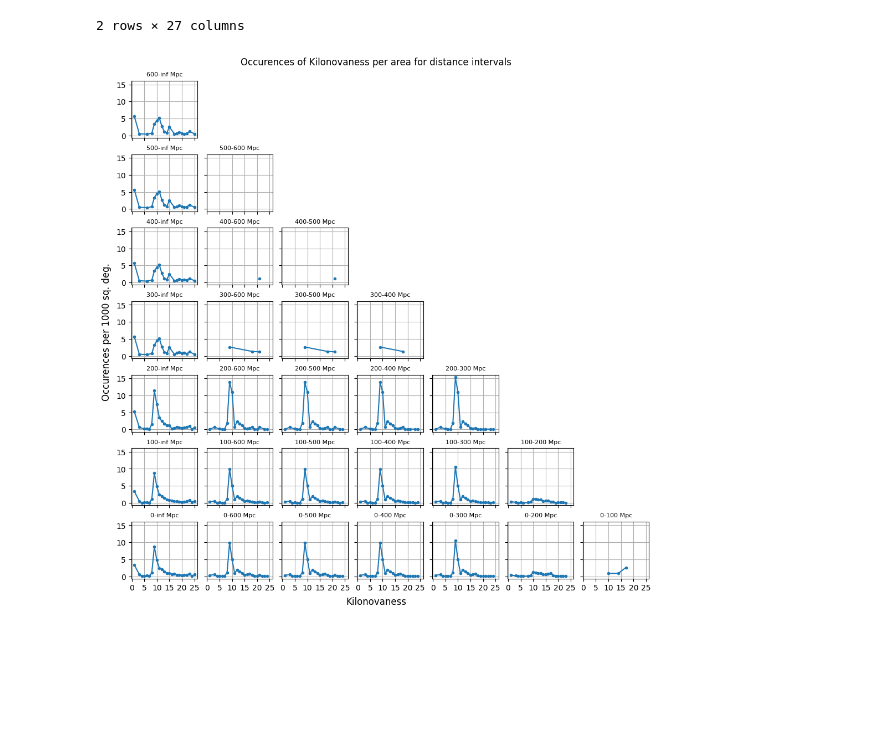
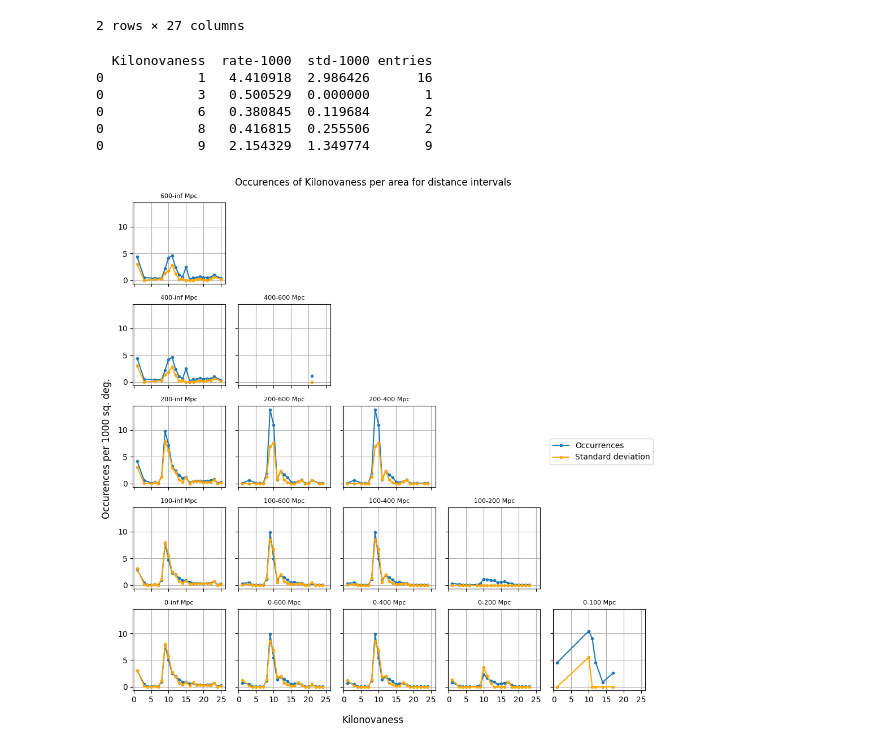
Before and after one commit to AmpelAstro/Ampel-HU-astro, a Jupyter notebook: notebooks/kilonovaness_statistics.ipynb, the cells around one changed output. Cells and saved outputs as stored; diff of their text form; code cells hidden in the pictures; blank space fills up the shorter version.

Commit message:
added standard deviation

```diff
--- a/notebooks/kilonovaness_statistics.ipynb
+++ b/notebooks/kilonovaness_statistics.ipynb
@@ -40,8 +42,8 @@ data.head(2)
 | 1 | 0 | 0.061 | 0.02 | 4.261853 | -16.461981 | 1.30059 | ... |
 2 rows × 27 columns
 # %%
-distance_mins = [0, 100, 200, 300, 400, 500, 600]
-distance_maxs = [100, 200, 300, 400, 500, 600, np.inf]
+distance_mins = [0, 100, 200, 400, 600]
+distance_maxs = [100, 200, 400,600, np.inf]
 n = len(distance_mins)
 m = len(distance_maxs)
 
@@ -57,7 +59,7 @@ for k in range(n):
         #print(f"From {dist_min} to {dist_max} Mpc")
 
 
-        kilonovaness_rate = pd.DataFrame(columns=["Kilonovaness", "rate-1000"])
+        kilonovaness_rate = pd.DataFrame(columns=["Kilonovaness", "rate-1000", "std-1000", "entries"])
         #print(kilonovaness_rate.head())
         #print(data["Kilonovaness"].unique())
 
@@ -67,44 +69,62 @@ for k in range(n):
             #print(kilonovaness)
             tmp = lim_data[lim_data["Kilonovaness"] == kilonovaness]
 
-            data_dict = {"Kilonovaness": [kilonovaness], "rate-1000": [np.mean(tmp["kn-1000-rate"].values)]}
+            data_dict = {"Kilonovaness": [kilonovaness], "rate-1000": [np.mean(tmp["kn-1000-rate"].values)], "std-1000": [np.std(tmp["kn-1000-rate"].values)], "entries":[len(tmp["kn-1000-rate"].values)]}
             #print(data_dict)
             mini_tmp = pd.DataFrame.from_dict(data_dict)
 
             kilonovaness_rate = pd.concat([kilonovaness_rate, mini_tmp])
             kilonovaness_rate = kilonovaness_rate.sort_values(by=["Kilonovaness"], ascending=True)
 
         binned_data[k, j] = kilonovaness_rate
 
         # print(kilonovaness_rate)
 
-# kilonovaness_rate.head(5)
+print(kilonovaness_rate.head(5))
 
 #print(binned_data)
 
 fig, axs = plt.subplots(ncols=m, nrows=n, figsize=(10, 10),
                         layout="constrained", sharex=True, sharey=True, subplot_kw={"xticks": [0, 5, 10, 15, 20, 25], "yticks": [0, 5, 10, 15]})
-# add an artist, in this case a nice label in the middle...
+# fill plots
 for row in range(n):
     for col in range(m):
         if (binned_data[row, col] is not None):
             #print()
-            axs[-row-1, -col-1].plot(binned_data[row, col]["Kilonovaness"], binned_data[row, col]["rate-1000"], marker=".")
+            axs[-row-1, -col-1].plot(binned_data[row, col]["Kilonovaness"], binned_data[row, col]["rate-1000"], marker=".", label="Occurrences")
+            #secax_x2 = axs[-row-1, -col-1].twinx()
+            axs[-row-1, -col-1].plot(binned_data[row, col]["Kilonovaness"], binned_data[row, col]["std-1000"], marker=".", color="orange", label="Standard deviation")
+            #secax_x2.plot(binned_data[row, col]["Kilonovaness"], binned_data[row, col]["std-1000"], marker=".", color="orange")
             axs[-row-1, -col-1].set_title(f"{distance_mins[row]}-{distance_maxs[col]} Mpc", fontsize=8)
             axs[-row-1, -col-1].grid()
         else:
             axs[-row-1, -col-1].set_visible(False)
         #pass
 
+handles, labels = axs[-row-1, -col-1].get_legend_handles_labels()
+fig.legend(handles, labels, loc='center right')
+
 fig.suptitle('Occurences of Kilonovaness per area for distance intervals')
 fig.supxlabel("Kilonovaness")
-fig.supylabel("Occurences per 1000 sq. deg.")
+fig.supylabel("Occurences per 1000 sq. deg.", ha="left")
+
+# dummy axes 2 for right ylabel
+# ax = fig.add_subplot(1, 1, 1)
+# ax.set_xticks([])
+# ax.set_yticks([])
+# [ax.spines[side].set_visible(False) for side in ('left', 'top', 'right', 'bottom')]
+# ax.patch.set_visible(False)
+# ax.yaxis.set_label_position('right')
+# ax.set_ylabel('Standard deviation', labelpad=30, fontsize=12)
 
 
-#plt.scatter(kilonovaness_rate["Kilonovaness"], kilonovaness_rate["rate-1000"])
-#plt.xlabel("Kilonovaness")
-#plt.ylabel("Occurences per 1000 sq. deg.")
-#plt.title("Kilonovaness occurences per area")
+fig.tight_layout()
 plt.show()
 # %% [output]
+  Kilonovaness  rate-1000  std-1000 entries
+0            1   4.410918  2.986426      16
+0            3   0.500529  0.000000       1
+0            6   0.380845  0.119684       2
+0            8   0.416815  0.255506       2
+0            9   2.154329  1.349774       9
-[figure, old version]
+[figure, new version]
```
Also changed, not shown: parts of 1 cell of this notebook.
